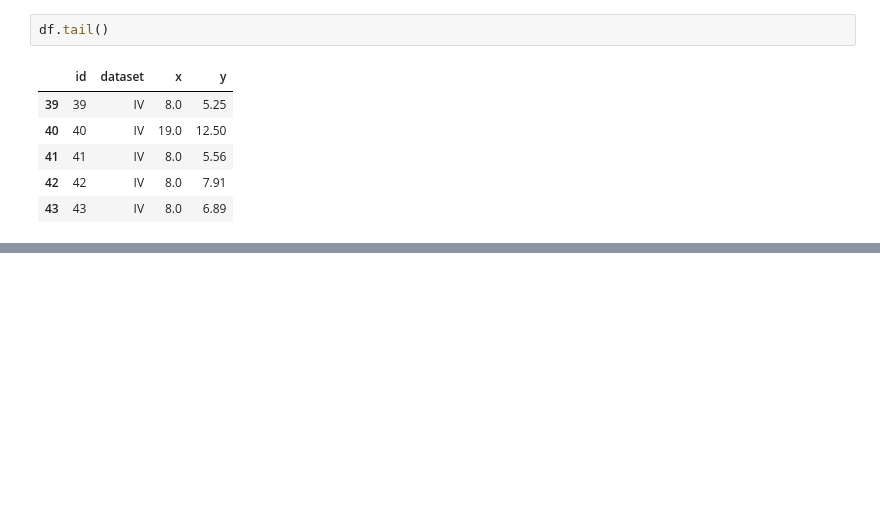
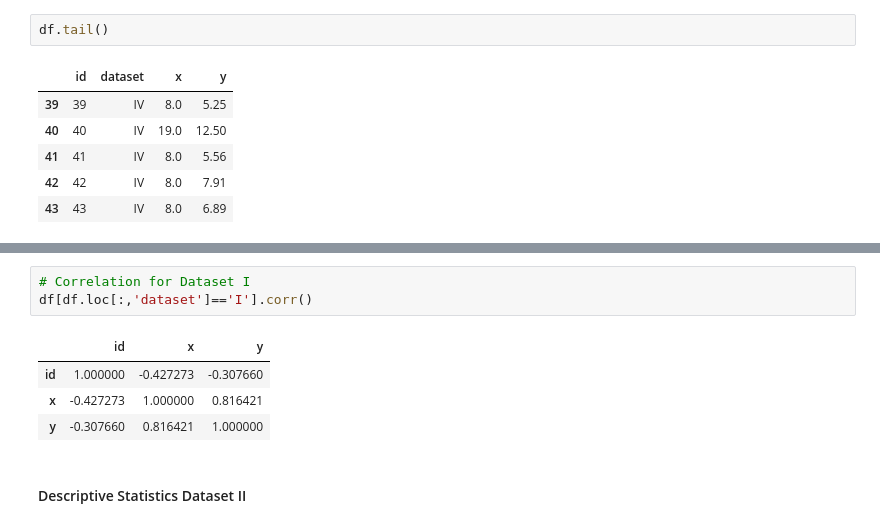
Before and after one commit to Wayne742/Fund-Practical-Assignments-S2, a Jupyter notebook: Fundamentals of Data Analysis Assignment 2018.ipynb, the cells around one changed output, grey strips where cells are left out. Drawn from its saved outputs; the diff is of its cells as text; blank space fills up the shorter version.

```diff
--- a/Fundamentals of Data Analysis Assignment 2018.ipynb
+++ b/Fundamentals of Data Analysis Assignment 2018.ipynb
@@ -258,0 +320,10 @@ Demomstrates the importance of plotting the data. For me at this point the big q
+# %%
+# Correlation for Dataset I
+df[df.loc[:,'dataset']=='I'].corr()
+# %% [output]
+|  | id | x | y |
+| id | 1.000000 | -0.427273 | -0.307660 |
+| x | -0.427273 | 1.000000 | 0.816421 |
+| y | -0.307660 | 0.816421 | 1.000000 |
+# %% [markdown]
+#### Descriptive Statistics Dataset II
```
Also changed, not shown: parts of 34 cells of this notebook.
